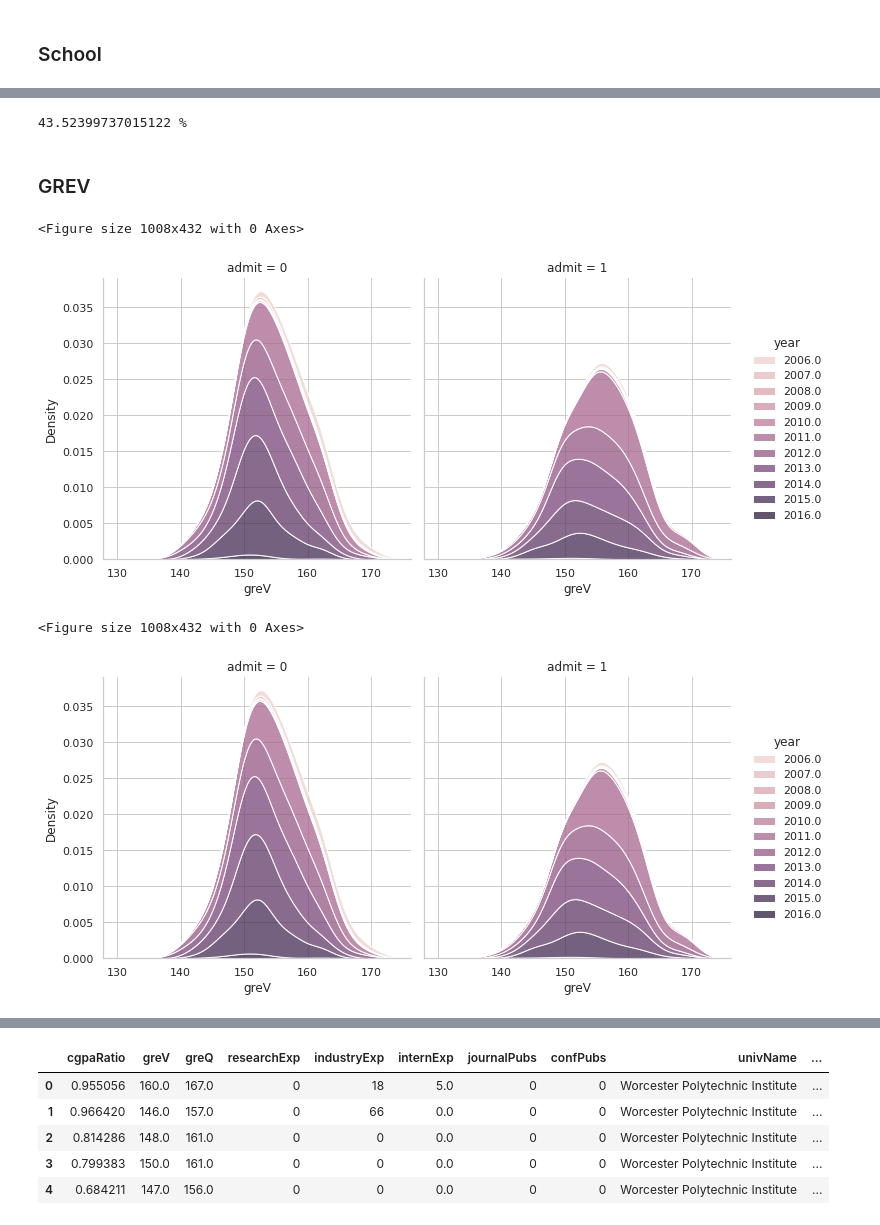
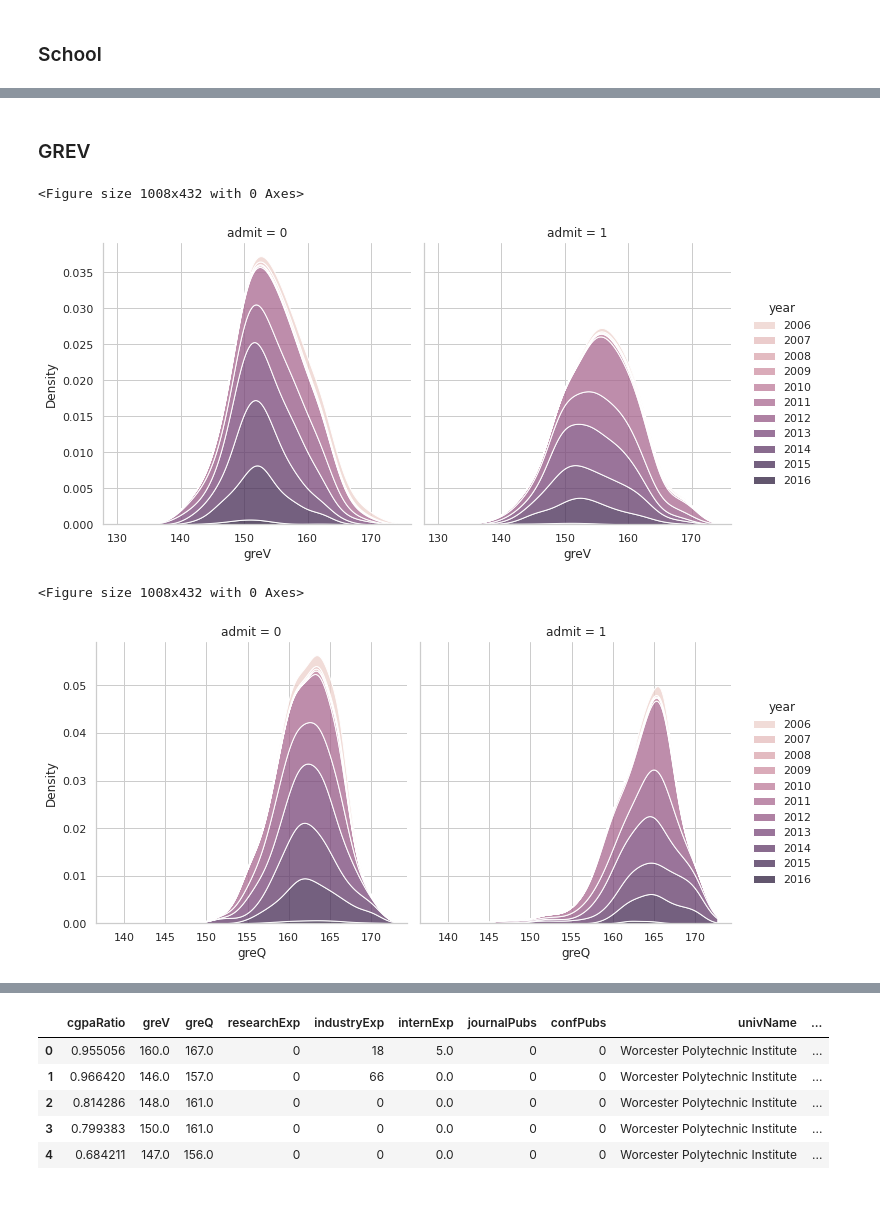
Before and after one commit to yifanwu2828/Graduate-University-Admission-Prediction, a Jupyter notebook: Feature_Engineering.ipynb, the cells around one changed output, grey strips where cells are left out. Cells and saved outputs as stored; diff of their text form; code cells hidden in the pictures.

```diff
--- a/Feature_Engineering.ipynb
+++ b/Feature_Engineering.ipynb
@@ -24,11 +24,19 @@ data.shape
 data["tier"] = np.round(data["targetRank"]/20).astype(np.int8)
 # %%
 data["admit"] = data["admit"].astype(np.int8)
+# %%
+data["year"] = data["year"].astype(np.int16)
 # %%
 data = data[data["year"]>2000]
 data.shape
 # %% [output]
 (51596, 13)
+# %%
+data['workExp']= data['industryExp']+data['internExp']
+# %%
+admit = data['admit']
+data.drop(columns =["admit",'industryExp','internExp'], inplace = True)
+data['admit']=admit
 # %%
 data.head(10)
 # %% [output]
@@ -46,12 +54,12 @@ data.head(10)
 # %% [markdown]
 ### School
 # %%
-uni = ["Carnegie Mellon University", # 5
+uni = ["Stanford University", # 2
        "University of California San Diego", # 9
        "SUNY Stony Brook", #65
       ]
 # change this to see  different univer
-i=2
+i=1
 # %%
 ucsd_data=data[data["univName"]==uni[i]]
 print(uni[i],ucsd_data.shape)
@@ -75,26 +100,25 @@ plt.show()
-# %%
-ucsd_num_apply = ucsd_data.shape[0]
-ucsd_num_admit = ucsd_data["admit"].sum()
-ucsd_num_reject = ucsd_num_apply-ucsd_num_admit
-print(ucsd_num_admit/ucsd_num_apply*100,"%")
-# %% [output]
-43.52399737015122 %
 # %% [markdown]
 ### GREV
 # %%
 plt.figure(figsize=(14,6))
 sns.displot(data=ucsd_data, x="greV", hue="year",col="admit",kind="kde",multiple="stack")
+
+fname = "Stony Brook_GREV"
+plt.savefig(fname)
 plt.show()
 # %% [output]
 <Figure size 1008x432 with 0 Axes>
-[figure, old version]
+[figure, new version]
 # %%
 plt.figure(figsize=(14,6))
-sns.displot(data=ucsd_data, x="greV", hue="year",col="admit",kind="kde",multiple="stack")
+sns.displot(data=ucsd_data, x="greQ", hue="year",col="admit",kind="kde",multiple="stack")
+
+fname = "Stony Brook_GREQ"
+plt.savefig(fname)
 plt.show()
 # %% [output]
 <Figure size 1008x432 with 0 Axes>
-[figure, old version]
+[figure, new version]
 # %%
 # researchExp industryExp internExp journalPubs confPubs
 # %%
```
Also changed, not shown: parts of 24 cells of this notebook, 24 other files.
